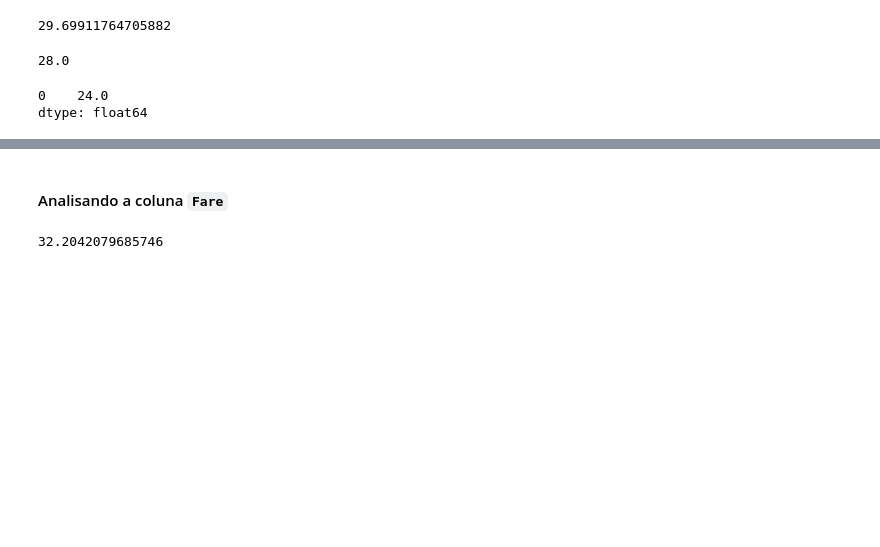
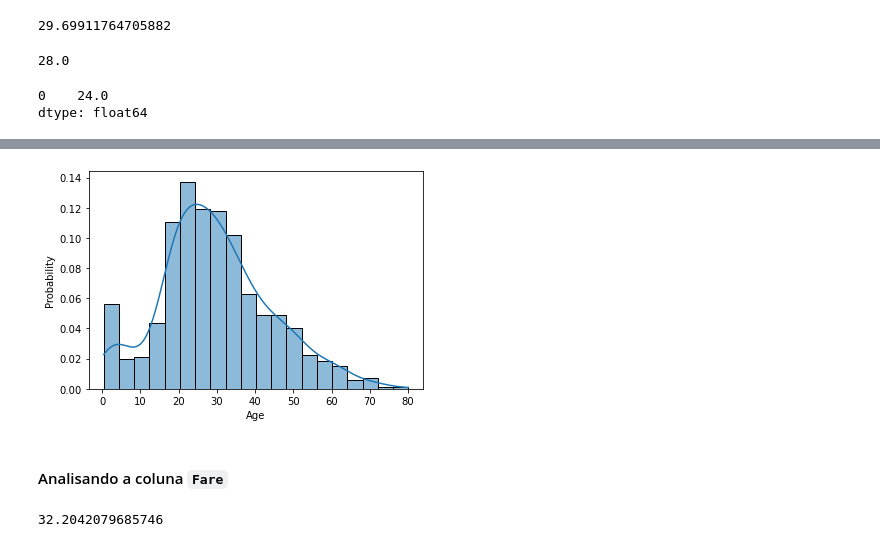
Before and after one commit to fabiobarreto-data-science/Data-Science---Let-s-Code, a Jupyter notebook: Aula 01_estatística.ipynb, the cells around one changed output, grey strips where cells are left out. Cells and saved outputs as stored; diff of their text form; code cells hidden in the pictures; blank space fills up the shorter version.

```diff
--- a/Aula 01_estatística.ipynb
+++ b/Aula 01_estatística.ipynb
@@ -403,3 +409,7 @@ dtype: float64
+# %%
+sns.histplot(x=dataset["Age"], kde=True, stat="probability");
+# %% [output]
+[figure, added]
 # %% [markdown]
 #### Analisando a coluna `Fare`
 # %%
```
Also changed, not shown: parts of 63 cells of this notebook.
